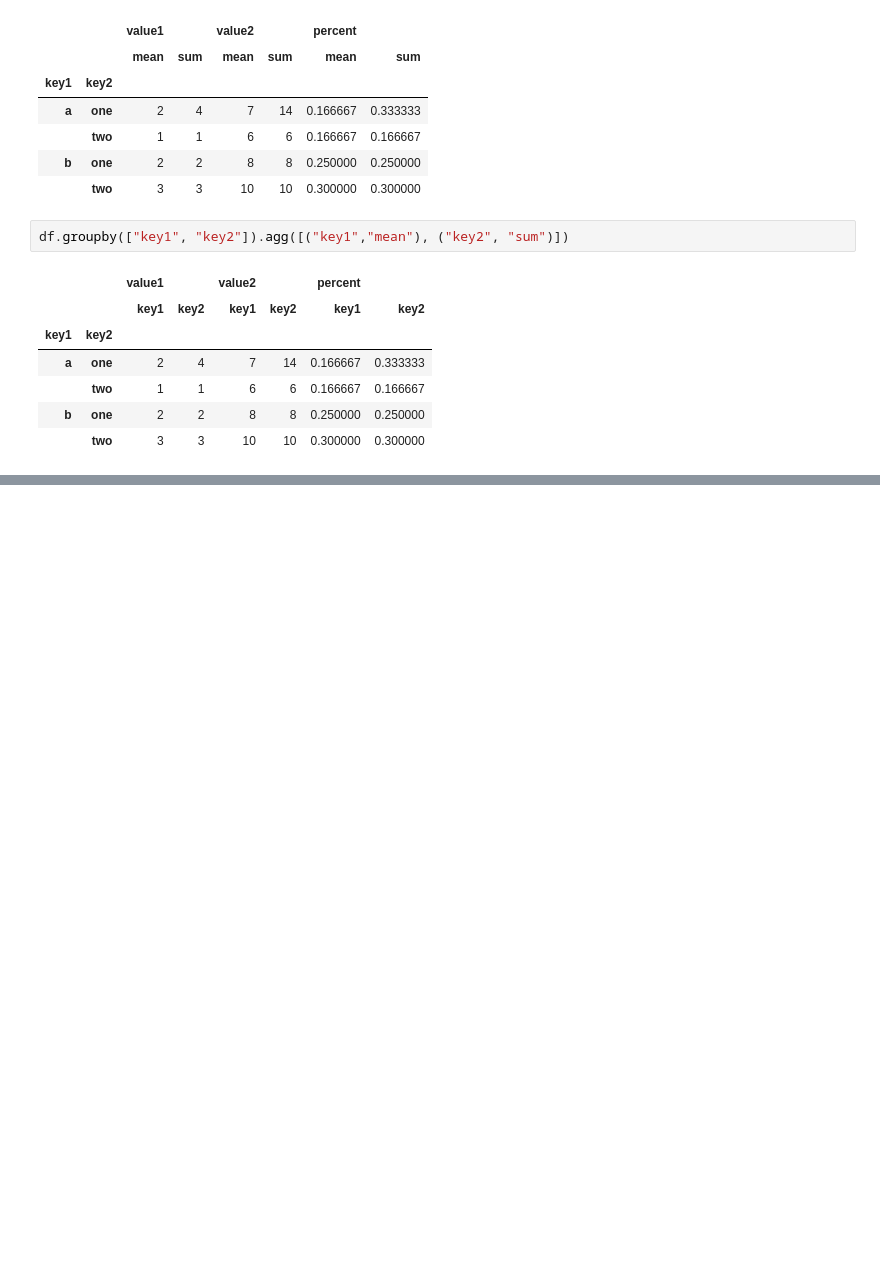
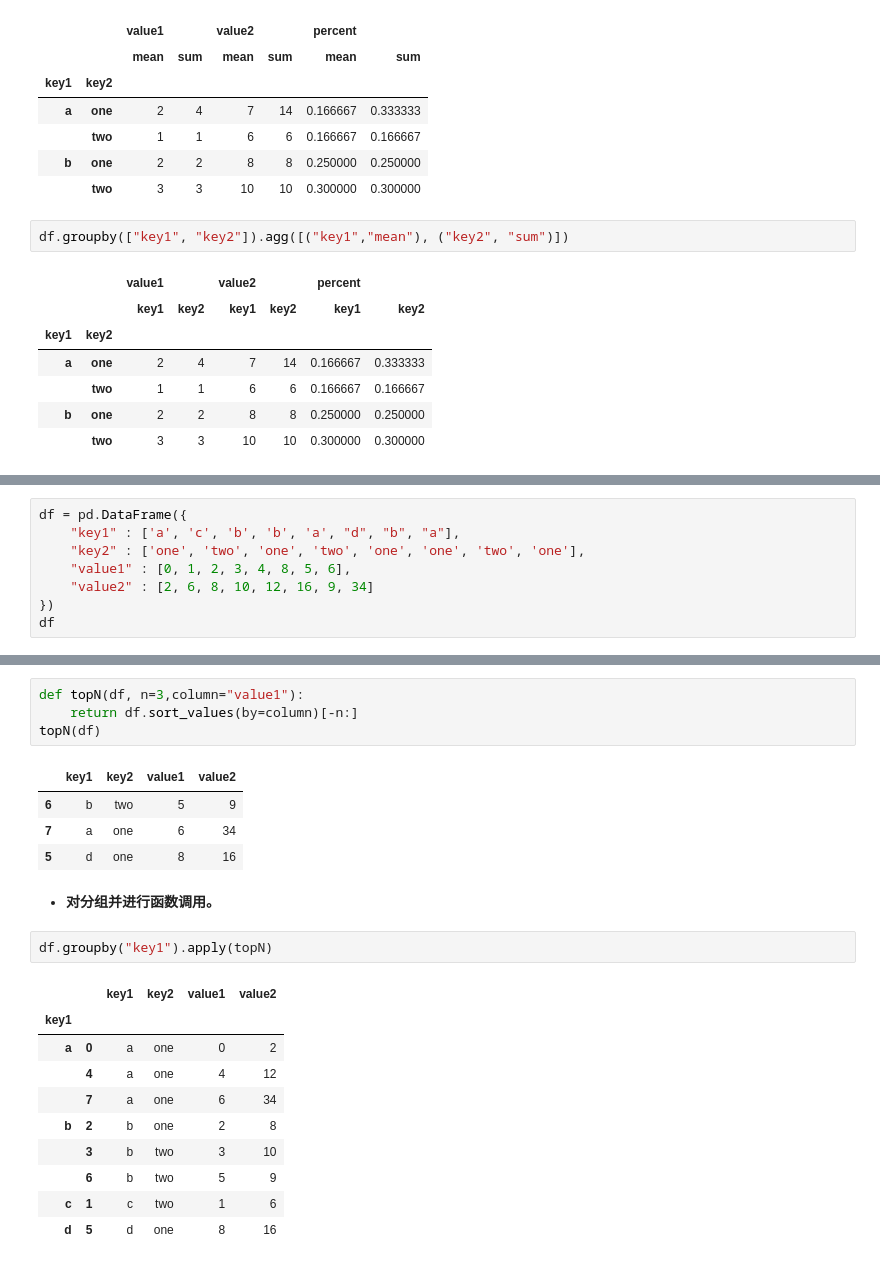
Before and after one commit to DepInjoy/PythonGrammarFoundation, a Jupyter notebook: jupyters/Pandas.ipynb, the cells around one changed output, grey strips where cells are left out. Drawn from its saved outputs; the diff is of its cells as text; blank space fills up the shorter version.

```diff
--- a/jupyters/Pandas.ipynb
+++ b/jupyters/Pandas.ipynb
@@ -416,0 +474,8 @@ df.groupby(["key1", "key2"]).agg([("key1","mean"), ("key2", "sum")])
+# %%
+df = pd.DataFrame({
+    "key1" : ['a', 'c', 'b', 'b', 'a', "d", "b", "a"],
+    "key2" : ['one', 'two', 'one', 'two', 'one', 'one', 'two', 'one'],
+    "value1" : [0, 1, 2, 3, 4, 8, 5, 6],
+    "value2" : [2, 6, 8, 10, 12, 16, 9, 34]
+})
+df
@@ -416,0 +492,24 @@ df.groupby(["key1", "key2"]).agg([("key1","mean"), ("key2", "sum")])
+# %%
+def topN(df, n=3,column="value1"):
+    return df.sort_values(by=column)[-n:]
+topN(df)
+# %% [output]
+|  | key1 | key2 | value1 | value2 |
+| 6 | b | two | 5 | 9 |
+| 7 | a | one | 6 | 34 |
+| 5 | d | one | 8 | 16 |
+# %% [markdown]
+- **对分组并进行函数调用。**
+# %%
+df.groupby("key1").apply(topN)
+# %% [output]
+|  |  | key1 | key2 | value1 | value2 |
+| key1 |  |  |  |  |  |
+| a | 0 | a | one | 0 | 2 |
+|  | 4 | a | one | 4 | 12 |
+|  | 7 | a | one | 6 | 34 |
+| b | 2 | b | one | 2 | 8 |
+|  | 3 | b | two | 3 | 10 |
+|  | 6 | b | two | 5 | 9 |
+| c | 1 | c | two | 1 | 6 |
+| d | 5 | d | one | 8 | 16 |
```
Also changed, not shown: parts of 40 cells of this notebook.
